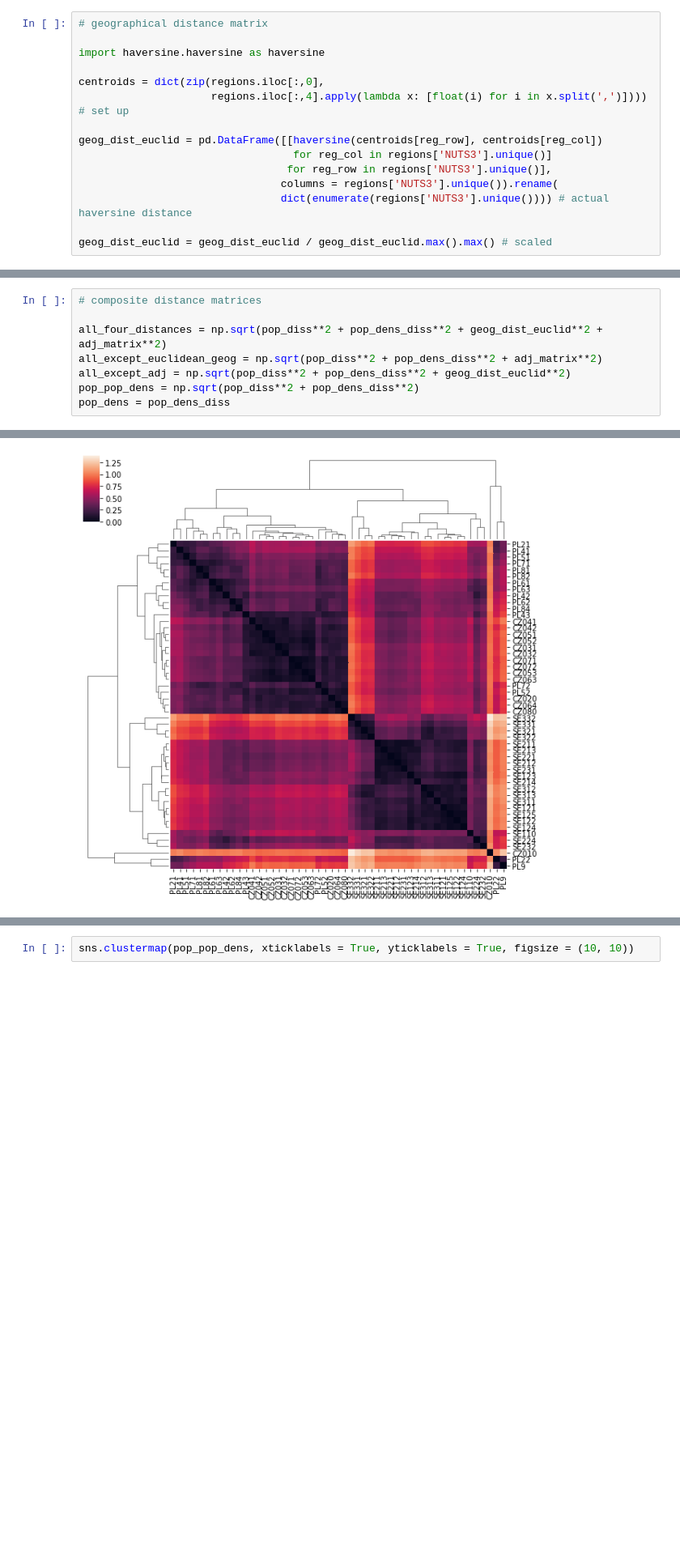
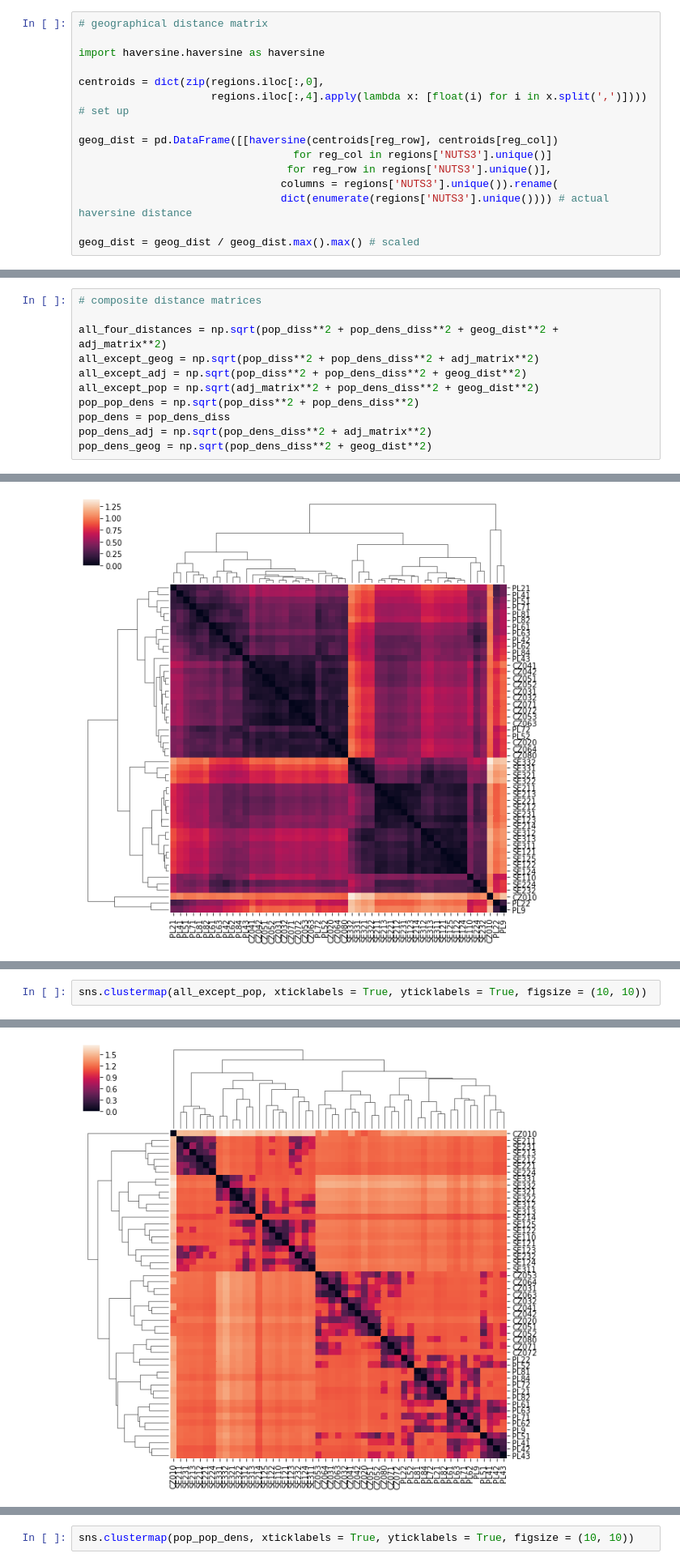
Before and after one commit to martinbenes1996/732A76, a Jupyter notebook: Clustering.ipynb, the cells around one changed output, grey strips where cells are left out. Shown at 81% size. Drawn from its saved outputs; the diff is of its cells as text; blank space fills up the shorter version.

```diff
--- a/Clustering.ipynb
+++ b/Clustering.ipynb
@@ -30,13 +30,13 @@ import haversine.haversine as haversine
 centroids = dict(zip(regions.iloc[:,0],
                      regions.iloc[:,4].apply(lambda x: [float(i) for i in x.split(',')]))) # set up
 
-geog_dist_euclid = pd.DataFrame([[haversine(centroids[reg_row], centroids[reg_col])
+geog_dist = pd.DataFrame([[haversine(centroids[reg_row], centroids[reg_col])
                                   for reg_col in regions['NUTS3'].unique()]
                                  for reg_row in regions['NUTS3'].unique()],
                                 columns = regions['NUTS3'].unique()).rename(
                                 dict(enumerate(regions['NUTS3'].unique()))) # actual haversine distance
 
-geog_dist_euclid = geog_dist_euclid / geog_dist_euclid.max().max() # scaled
+geog_dist = geog_dist / geog_dist.max().max() # scaled
 # %% [markdown]
 ### 3. Matrix of pairwise regional population dissimilarities
 
@@ -99,11 +99,14 @@ adj_matrix = adj_matrix.reindex(index=regions['NUTS3'].unique(), columns=regions
 # %%
 # composite distance matrices
 
-all_four_distances = np.sqrt(pop_diss**2 + pop_dens_diss**2 + geog_dist_euclid**2 + adj_matrix**2)
-all_except_euclidean_geog = np.sqrt(pop_diss**2 + pop_dens_diss**2 + adj_matrix**2)
-all_except_adj = np.sqrt(pop_diss**2 + pop_dens_diss**2 + geog_dist_euclid**2)
+all_four_distances = np.sqrt(pop_diss**2 + pop_dens_diss**2 + geog_dist**2 + adj_matrix**2)
+all_except_geog = np.sqrt(pop_diss**2 + pop_dens_diss**2 + adj_matrix**2)
+all_except_adj = np.sqrt(pop_diss**2 + pop_dens_diss**2 + geog_dist**2)
+all_except_pop = np.sqrt(adj_matrix**2 + pop_dens_diss**2 + geog_dist**2)
 pop_pop_dens = np.sqrt(pop_diss**2 + pop_dens_diss**2)
 pop_dens = pop_dens_diss
+pop_dens_adj = np.sqrt(pop_dens_diss**2 + adj_matrix**2)
+pop_dens_geog = np.sqrt(pop_dens_diss**2 + geog_dist**2)
 # %% [markdown]
 ### 7. Clustering using Czekanowski Diagrams
 
@@ -173,0 +194,3 @@ sns.clustermap(all_except_adj, xticklabels = True, yticklabels = True, figsize =
+# %%
+sns.clustermap(all_except_pop, xticklabels = True, yticklabels = True, figsize = (10, 10))
+# %% [output]
@@ -174 +198,2 @@ sns.clustermap(all_except_adj, xticklabels = True, yticklabels = True, figsize =
+[figure, added]
 # %% [markdown]
```
Also changed, not shown: parts of 14 cells of this notebook, 26 other files.
